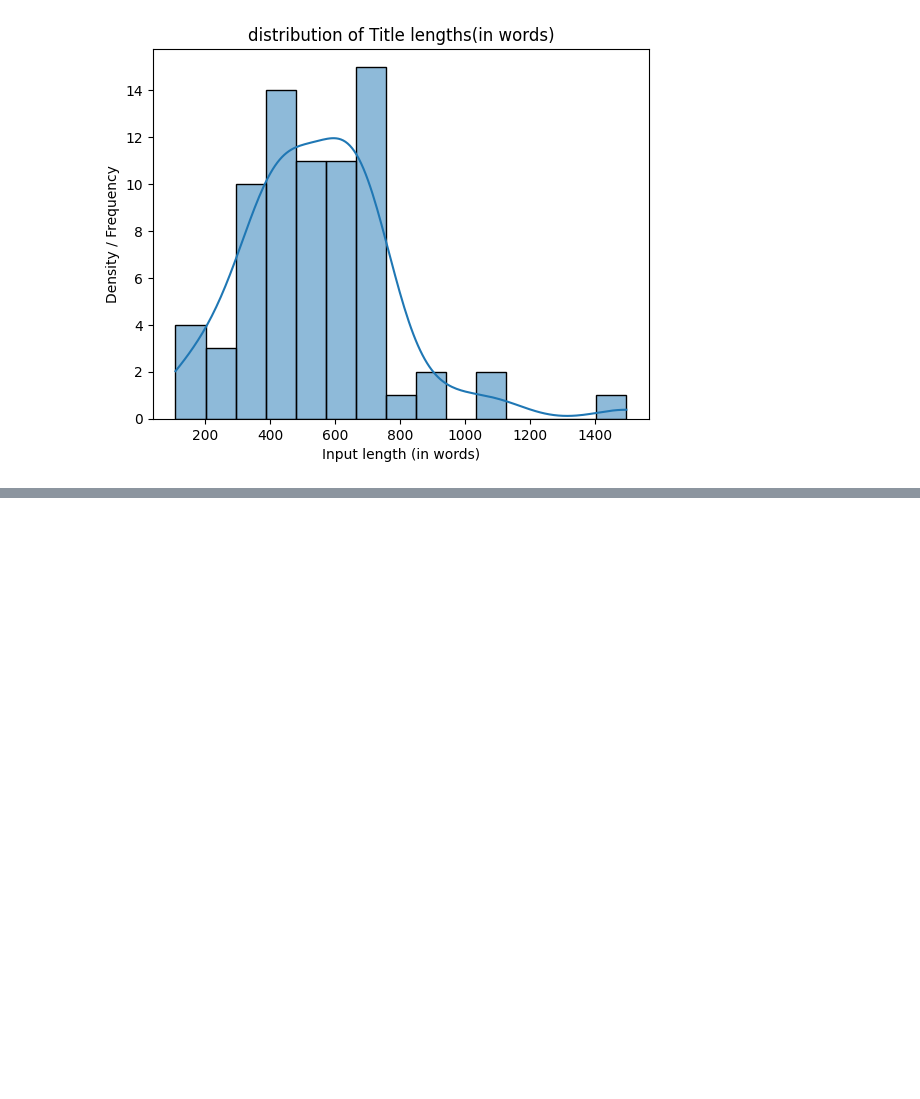
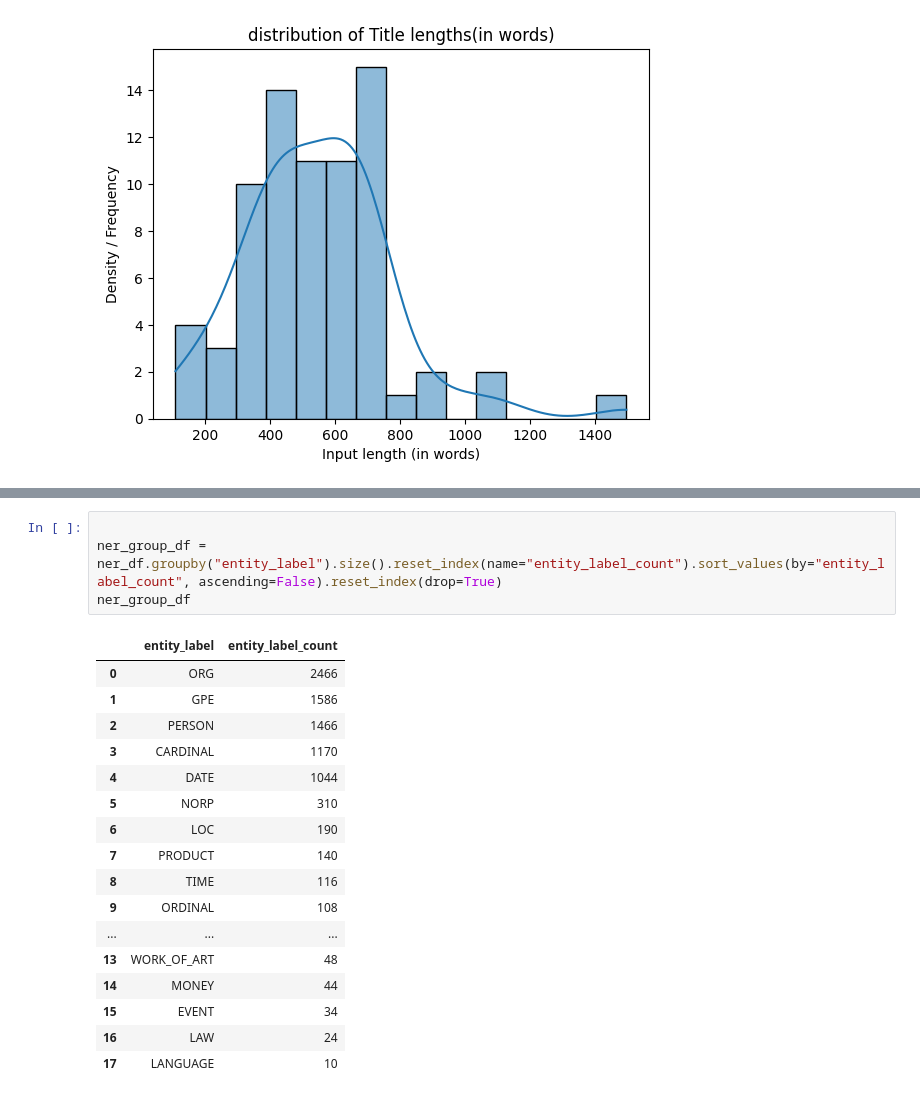
Before and after one commit to abdulwazed/Automated_MCQ_By_SLM_On_CA, a Jupyter notebook: src/03_eda_visualization.ipynb, the cells around one changed output, grey strips where cells are left out. Cells and saved outputs as stored; diff of their text form; blank space fills up the shorter version.

```diff
--- a/src/03_eda_visualization.ipynb
+++ b/src/03_eda_visualization.ipynb
@@ -153,0 +187,22 @@ plt.show()
+# %%
+
+ner_group_df = ner_df.groupby("entity_label").size().reset_index(name="entity_label_count").sort_values(by="entity_label_count", ascending=False).reset_index(drop=True)
+ner_group_df
+# %% [output]
+|  | entity_label | entity_label_count |
+| 0 | ORG | 2466 |
+| 1 | GPE | 1586 |
+| 2 | PERSON | 1466 |
+| 3 | CARDINAL | 1170 |
+| 4 | DATE | 1044 |
+| 5 | NORP | 310 |
+| 6 | LOC | 190 |
+| 7 | PRODUCT | 140 |
+| 8 | TIME | 116 |
+| 9 | ORDINAL | 108 |
+| ... | ... | ... |
+| 13 | WORK_OF_ART | 48 |
+| 14 | MONEY | 44 |
+| 15 | EVENT | 34 |
+| 16 | LAW | 24 |
+| 17 | LANGUAGE | 10 |
```
Also changed, not shown: parts of 4 cells of this notebook.
